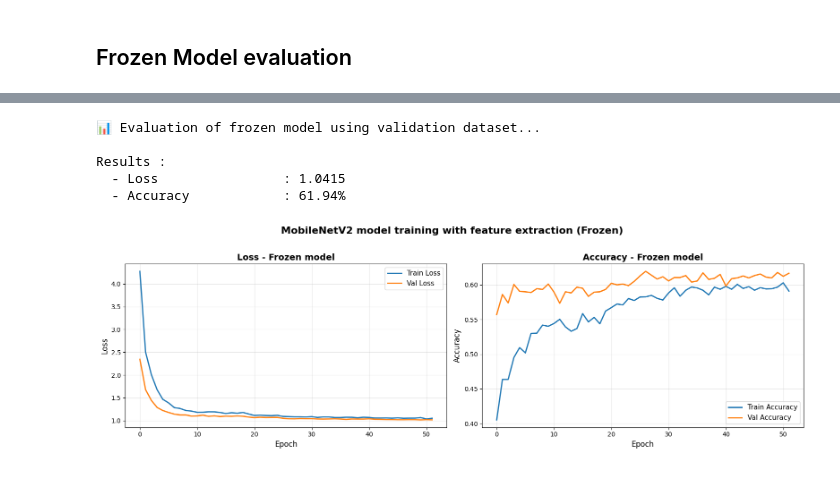
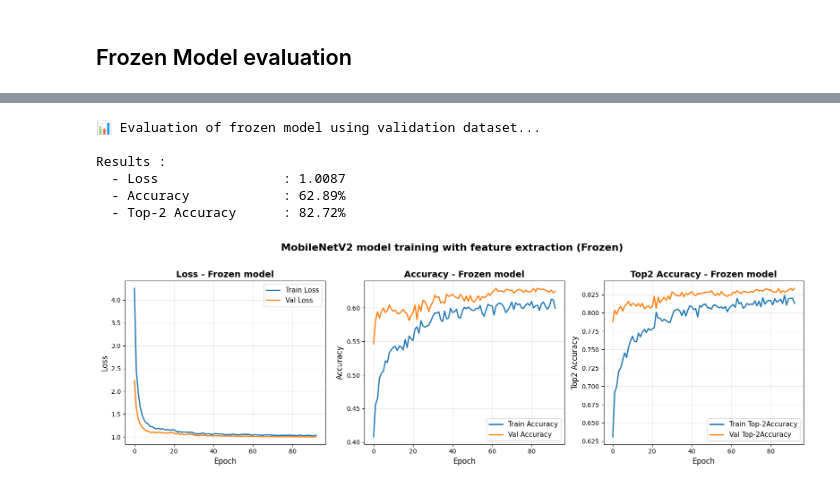
Before and after one commit to OrenChouraki06/projet-fingerprint-validator, a Jupyter notebook: notebooks/transfer_learning_mobilenet.ipynb, the cells around one changed output, grey strips where cells are left out. Drawn from its saved outputs; the diff is of its cells as text; code cells hidden in the pictures.

Commit message:
monitor top2 accuracy

```diff
--- a/notebooks/transfer_learning_mobilenet.ipynb
+++ b/notebooks/transfer_learning_mobilenet.ipynb
@@ -367,7 +369,8 @@ print("\n  - Caching et prefetch activated for performance")
 # %%
 # Constants for the model
 INPUT_SHAPE = (96, 96, 3)
-NUM_CLASSES = 5
+NUM_CLASSES = num_classes
+
 HIDDEN_DENSE_LAYER_SIZE = 256
 
 DROPOUT_RATE = 0.3
@@ -439,7 +442,8 @@ mobilenet_fingerprint_model = keras.Model(inputs, outputs, name=fingerprint_mode
 mobilenet_fingerprint_model.compile(
     optimizer=optimizers.Adam(learning_rate=LEARNING_RATE),  # LR standard
     loss='categorical_crossentropy',
-    metrics=['accuracy']
+    metrics=['accuracy',
+             keras.metrics.TopKCategoricalAccuracy(k=2, name='top2_accuracy')]
 )
 
 print("✅ Model compiled !\n")
@@ -559,7 +563,7 @@ Model: "MobileNetV2_FingerPrint_Model"
 ## Training FingerPrint model
 # %%
 # Constants for training callbacks
-EARLYSTOPPING_PATIENCE = 10
+EARLYSTOPPING_PATIENCE = 30
 EARLYSTOPPING_VERBOSE = 1
 
 REDUCELRONPLATEAU_FACTOR = 0.5
@@ -570,7 +574,7 @@ REDUCELRONPLATEAU_VERBOSE = 1
 MODELCHECKPOINT_PATH = "/Users/laurent/Projects/projet-fingerprint-validator/models/best_mobilenet_fingerprint_model.keras"
 MODELCHECKPOINT_VERBOSE = 1
 
-FIT_NUM_EPOCHS = 30
+FIT_NUM_EPOCHS = 150
 FIT_VERBOSE = 1
 # %%
 # Training function
@@ -718,40 +724,51 @@ print("\n" + "="*80)
 # Evaluation using validation dataset
 print("📊 Evaluation of frozen model using validation dataset...\n")
 
-results_mobilenet = mobilenet_fingerprint_model.evaluate(val_ds_prepared, verbose=0)
+results_model_frozen = mobilenet_fingerprint_model.evaluate(val_ds_prepared, verbose=0)
 
 print("Results :")
-print(f"  - Loss                : {results_mobilenet[0]:.4f}")
-print(f"  - Accuracy            : {results_mobilenet[1]*100:.2f}%")
+print(f"  - Loss                : {results_model_frozen[0]:.4f}")
+print(f"  - Accuracy            : {results_model_frozen[1]*100:.2f}%")
+print(f"  - Top-2 Accuracy      : {results_model_frozen[2]*100:.2f}%")
 
 # Display training grpahs
-fig, axes = plt.subplots(1, 2, figsize=(16, 5))
+fig, axes = plt.subplots(1, 3, figsize=(16, 5))
 
 # Loss
 axes[0].plot(history_fit.history['loss'], label='Train Loss', linewidth=2)
 axes[0].plot(history_fit.history['val_loss'], label='Val Loss', linewidth=2)
 axes[0].set_xlabel('Epoch', fontsize=12)
 axes[0].set_ylabel('Loss', fontsize=12)
 axes[0].set_title('Loss - Frozen model', fontsize=14, fontweight='bold')
 axes[0].legend(fontsize=11)
 axes[0].grid(alpha=0.3)
 
 # Accuracy
 axes[1].plot(history_fit.history['accuracy'], label='Train Accuracy', linewidth=2)
 axes[1].plot(history_fit.history['val_accuracy'], label='Val Accuracy', linewidth=2)
 axes[1].set_xlabel('Epoch', fontsize=12)
 axes[1].set_ylabel('Accuracy', fontsize=12)
 axes[1].set_title('Accuracy - Frozen model', fontsize=14, fontweight='bold')
 axes[1].legend(fontsize=11)
 axes[1].grid(alpha=0.3)
 
+# Top2 Accuracy
+axes[2].plot(history_fit.history['top2_accuracy'], label='Train Top-2Accuracy', linewidth=2)
+axes[2].plot(history_fit.history['val_top2_accuracy'], label='Val Top-2Accuracy', linewidth=2)
+axes[2].set_xlabel('Epoch', fontsize=12)
+axes[2].set_ylabel('Top2 Accuracy', fontsize=12)
+axes[2].set_title('Top2 Accuracy - Frozen model', fontsize=14, fontweight='bold')
+axes[2].legend(fontsize=11)
+axes[2].grid(alpha=0.3)
+
 plt.suptitle(f'{MobileNet_version} model training with feature extraction (Frozen)', fontsize=16, fontweight='bold', y=1.02)
 plt.tight_layout()
 plt.show()
 # %% [output]
 📊 Evaluation of frozen model using validation dataset...
 
 Results :
-  - Loss                : 1.0415
-  - Accuracy            : 61.94%
+  - Loss                : 1.0087
+  - Accuracy            : 62.89%
+  - Top-2 Accuracy      : 82.72%
-[figure, old version]
+[figure, new version]
```
Also changed, not shown: parts of 6 cells of this notebook, 1 other file.
